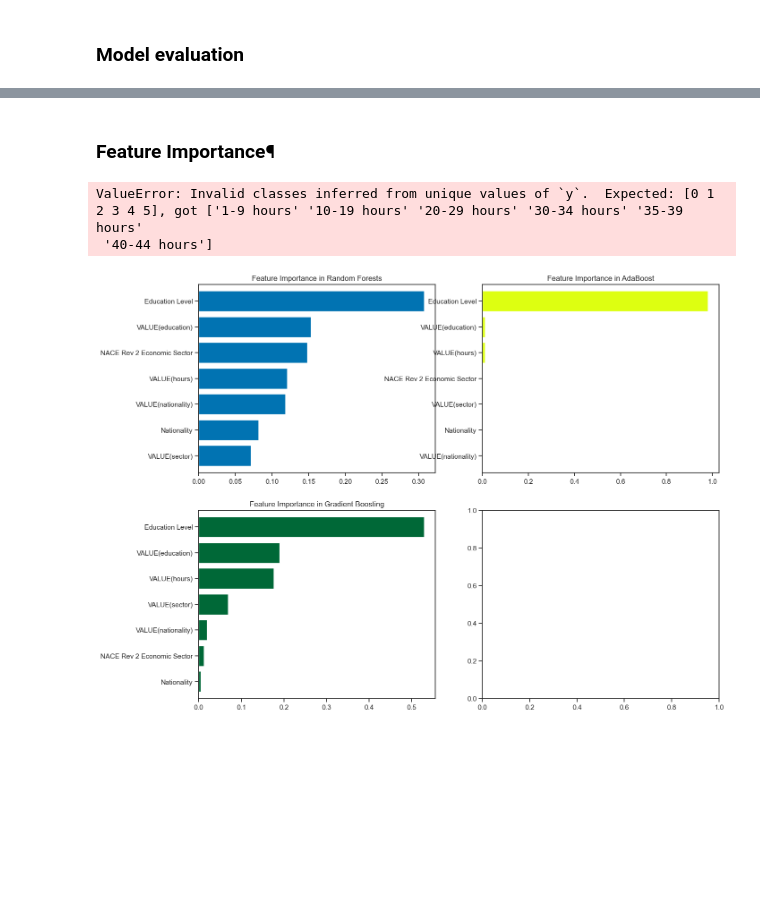
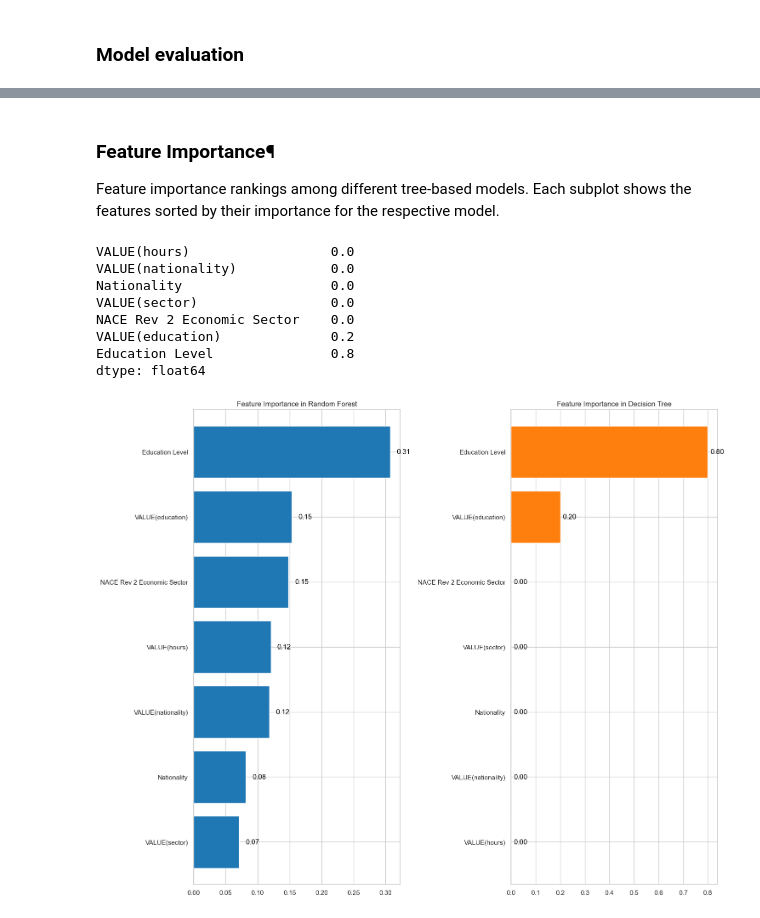
Before and after one commit to Usukhbayar95/Capstone_Project, a Jupyter notebook: Project.ipynb, the cells around one changed output, grey strips where cells are left out. Saved outputs shown, nothing was run; the diff lists cells and outputs as text; code cells hidden in the pictures; blank space fills up the shorter version.

```diff
--- a/Project.ipynb
+++ b/Project.ipynb
@@ -554,10 +512,12 @@ df_sector
 1296 rows × 6 columns
 # %%
 # drop all "Not stated" values and "All NACE economic secpors" from "NACE Rev 2 Economic Sector"
-df_sec=df_sector.drop(df_sector[(df_sector["NACE Rev 2 Economic Sector"] == "Not stated")
+df_sect=df_sector.drop(df_sector[(df_sector["NACE Rev 2 Economic Sector"] == "Not stated")
                                |(df_sector["NACE Rev 2 Economic Sector"] == "All NACE economic sectors")].index)
 
 # Drop rows where "NMW earnings status" is "Total employees", "Employees reporting earning more than National Minimum Wage" or "Not Stated"
-df_se = df_sec.drop(df_sec[(df_sec["NMW earnings status"] == "Total employees")
-                           | (df_sec["NMW earnings status"] == "Employees reporting earning more than National Minimum Wage")
-                           | (df_sec["NMW earnings status"] == "Not stated")].index)
+df_sec = df_sect.drop(df_sect[(df_sect["NMW earnings status"] == "Total employees")
+                           | (df_sect["NMW earnings status"] == "Employees reporting earning more than National Minimum Wage")
+                           | (df_sect["VALUE"] == "NaN")
+                           | (df_sect["NMW earnings status"] == "Not stated")].index)
+df_sec.shape
@@ -576,8 +538,8 @@ VALUE                         105
 dtype: int64
 # %%
 # Drop rows with missing values
-df_sec = df_se.dropna()
-m_values = df_sec.isnull().sum()
+df_se = df_sec.dropna()
+m_values = df_se.isnull().sum()
 # Check the DataFrame after dropping the rows with missing values
 print(m_values)
 # %% [output]
@@ -671,8 +618,8 @@ df_se
 df_se.rename(columns={'VALUE': 'VALUE(sector)'}, inplace=True)
 # %%
 # Assuming your DataFrame is named 'df'
-df_sec = df_se[df_se['VALUE(sector)'] >= 8.0]
-df_sec
+df_se = df_se[df_se['VALUE(sector)'] >= 8.0]
+df_se
 # %% [output]
 |  | Statistic Label | NACE Rev 2 Economic Sector | NMW earnings status | Quarter | UNIT | VALUE(sector) | ... |
 | 72 | Employees aged 15 years and over | 0 | Employees reporting earning Natio... | 2016Q2 | Thousand | 8.1 | ... |
@@ -824,7 +761,7 @@ X was created by selected valuable variables from four different datasets for us
 # Collecting X and Y values
 vars_df1 = df_h[['VALUE(hours)', 'Year(hours)', "Month(hours)"]]
 vars_df2 = df_nation[['VALUE(nationality)', 'Nationality', 'Year(nationality)', "Month(nationality)"]]
-vars_df3 = df_sec[['VALUE(sector)', 'NACE Rev 2 Economic Sector', 'Year(sector)', "Month(sector)"]]
+vars_df3 = df_se[['VALUE(sector)', 'NACE Rev 2 Economic Sector', 'Year(sector)', "Month(sector)"]]
 vars_df4 = df_edu[['VALUE(education)', 'Education Level', 'Year(education)', "Month(education)"]]
 
 
@@ -1854,29 +1735,43 @@ plt.show()
 # %% [markdown]
 ### Feature Importance¶
+Feature importance rankings among different tree-based models. Each subplot shows the features sorted by their importance for the respective model.
 # %%
-from sklearn.ensemble import AdaBoostClassifier
-from sklearn.ensemble import GradientBoostingClassifier
-import xgboost as xg
+# Define the models and their names
+models = [
+    RandomForestClassifier(n_estimators=100, random_state=0),
+    DecisionTreeClassifier(max_depth=4),
+]
 
-f,ax=plt.subplots(2,2,figsize=(15,12))
-model=RandomForestClassifier(n_estimators=100,random_state=0)
-model.fit(X,y)
-pd.Series(model.feature_importances_,X.columns).sort_values(ascending=True).plot.barh(width=0.8,ax=ax[0,0])
-ax[0,0].set_title('Feature Importance in Random Forests')
-model=AdaBoostClassifier(n_estimators=100,learning_rate=0.05,random_state=0)
-model.fit(X,y)
-pd.Series(model.feature_importances_,X.columns).sort_values(ascending=True).plot.barh(width=0.8,ax=ax[0,1],color='#ddff11')
-ax[0,1].set_title('Feature Importance in AdaBoost')
-model=GradientBoostingClassifier(n_estimators=500,learning_rate=0.1,random_state=0)
-model.fit(X,y)
-pd.Series(model.feature_importances_,X.columns).sort_values(ascending=True).plot.barh(width=0.8,ax=ax[1,0],cmap='RdYlGn_r')
-ax[1,0].set_title('Feature Importance in Gradient Boosting')
-model=xg.XGBClassifier(n_estimators=900,learning_rate=0.1)
-model.fit(X,y)
-pd.Series(model.feature_importances_,X.columns).sort_values(ascending=True).plot.barh(width=0.8,ax=ax[1,1],color='#FD0F00')
-ax[1,1].set_title('Feature Importance in XgBoost')
+model_names = ['Random Forest', 'Decision Tree']
+
+# Create a 1x2 grid of subplots
+fig, axes = plt.subplots(1, 2, figsize=(15, 12))
+axes = axes.flatten()
+
+# Define colors for bars
+colors = ['#1f77b4', '#ff7f0e', '#2ca02c', '#d62728']
+
+# Loop through models and axes to plot feature importances
+for model, model_name, ax, color in zip(models, model_names, axes, colors):
+    model.fit(X, y)
+    feature_importance = pd.Series(model.feature_importances_, X.columns).sort_values(ascending=True)
+    feature_importance.plot(kind='barh', width=0.8, ax=ax, color=color)
+    ax.set_title(f'Feature Importance in {model_name}')
+
+    # Display feature importance values on the bars
+    for i, v in enumerate(feature_importance):
+        ax.text(v + 0.01, i, f'{v:.2f}', color='black', va='center')
+print(feature_importance)
+# Adjust subplot layout
+plt.tight_layout()
 plt.show()
 # %% [output]
-ValueError: Invalid classes inferred from unique values of `y`.  Expected: [0 1 2 3 4 5], got ['1-9 hours' '10-19 hours' '20-29 hours' '30-34 hours' '35-39 hours'
- '40-44 hours']
+VALUE(hours)                  0.0
+VALUE(nationality)            0.0
+Nationality                   0.0
+VALUE(sector)                 0.0
+NACE Rev 2 Economic Sector    0.0
+VALUE(education)              0.2
+Education Level               0.8
+dtype: float64
-[figure, old version]
+[figure, new version]
```
Also changed, not shown: parts of 86 cells of this notebook.
